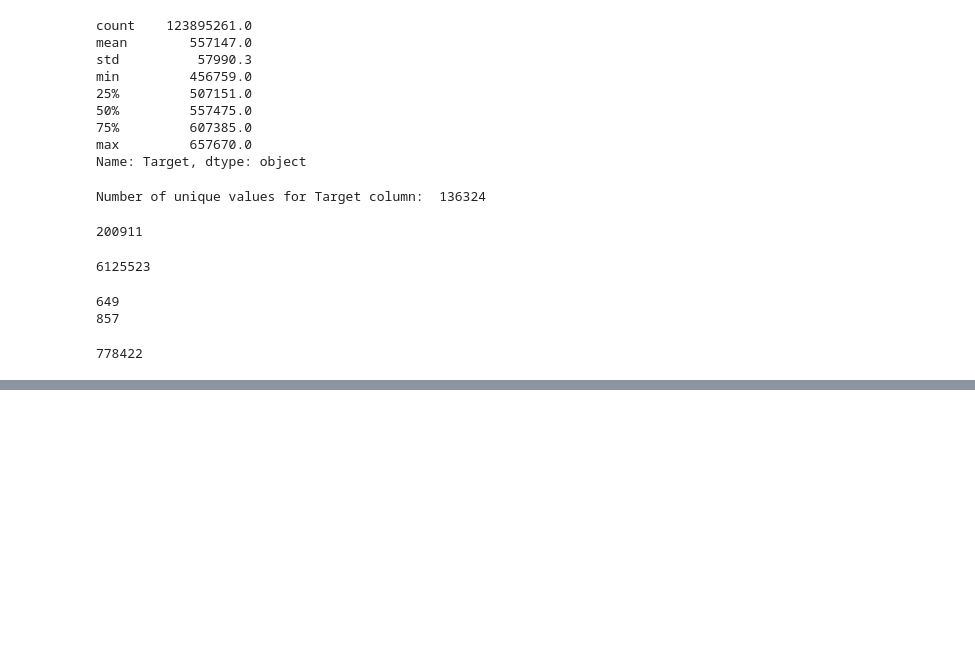
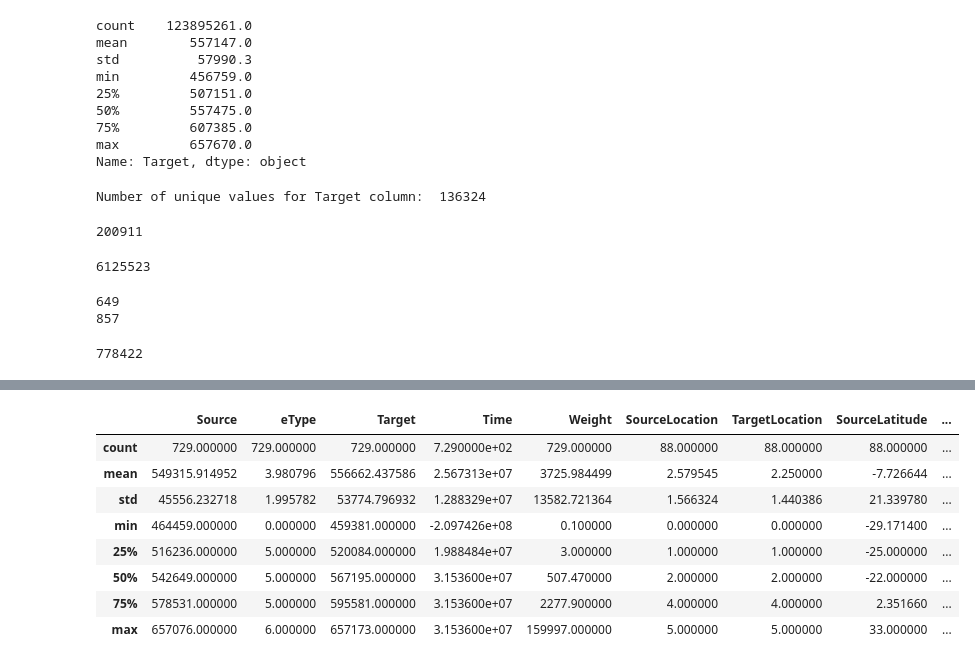
Before and after one commit to AtrayeeNeog/Visualization_2019-20, a Jupyter notebook: python/MC1_test01.ipynb, the cells around one changed output, grey strips where cells are left out. Saved outputs shown, nothing was run; the diff lists cells and outputs as text; code cells hidden in the pictures; blank space fills up the shorter version.

```diff
--- a/python/MC1_test01.ipynb
+++ b/python/MC1_test01.ipynb
@@ -291,0 +316,13 @@ len(dfBigGraph[(dfBigGraph["eType"] == 2) | (dfBigGraph["eType"] == 3)])
+# %%
+dfGraph3 = pd.read_csv('drive/My Drive/data/Q1-Graph3.csv')
+dfGraph3.describe()
+# %% [output]
+|  | Source | eType | Target | Time | Weight | SourceLocation | TargetLocation | SourceLatitude | ... |
+| count | 729.000000 | 729.000000 | 729.000000 | 7.290000e+02 | 729.000000 | 88.000000 | 88.000000 | 88.000000 | ... |
+| mean | 549315.914952 | 3.980796 | 556662.437586 | 2.567313e+07 | 3725.984499 | 2.579545 | 2.250000 | -7.726644 | ... |
+| std | 45556.232718 | 1.995782 | 53774.796932 | 1.288329e+07 | 13582.721364 | 1.566324 | 1.440386 | 21.339780 | ... |
+| min | 464459.000000 | 0.000000 | 459381.000000 | -2.097426e+08 | 0.100000 | 0.000000 | 0.000000 | -29.171400 | ... |
+| 25% | 516236.000000 | 5.000000 | 520084.000000 | 1.988484e+07 | 3.000000 | 1.000000 | 1.000000 | -25.000000 | ... |
+| 50% | 542649.000000 | 5.000000 | 567195.000000 | 3.153600e+07 | 507.470000 | 2.000000 | 2.000000 | -22.000000 | ... |
+| 75% | 578531.000000 | 5.000000 | 595581.000000 | 3.153600e+07 | 2277.900000 | 4.000000 | 4.000000 | 2.351660 | ... |
+| max | 657076.000000 | 6.000000 | 657173.000000 | 3.153600e+07 | 159997.000000 | 5.000000 | 5.000000 | 33.000000 | ... |
```
Also changed, not shown: parts of 5 cells of this notebook.
